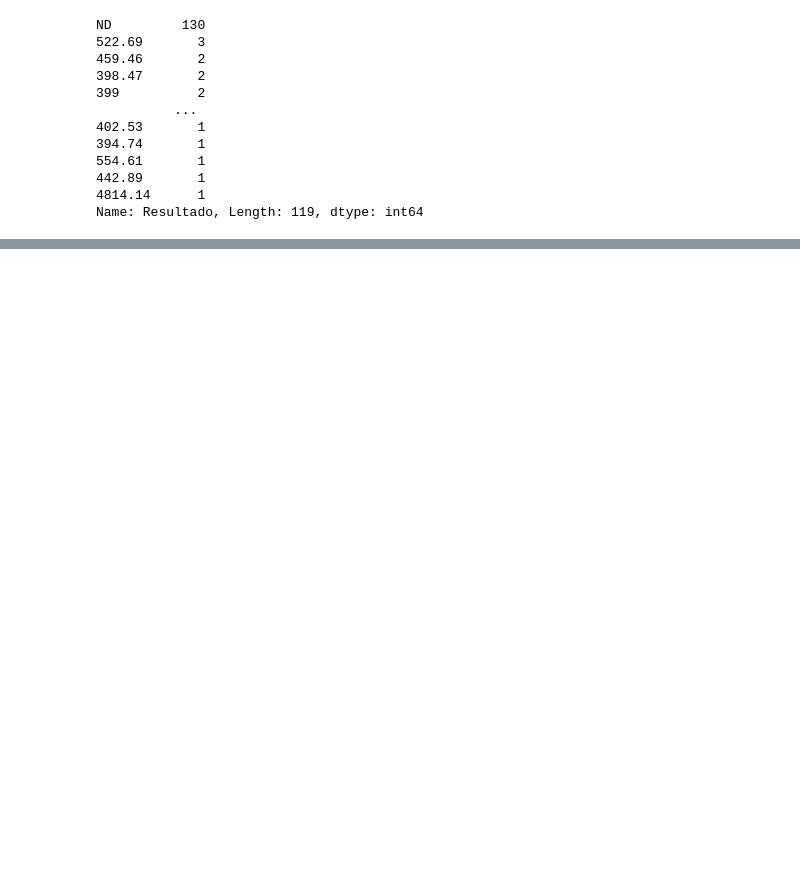
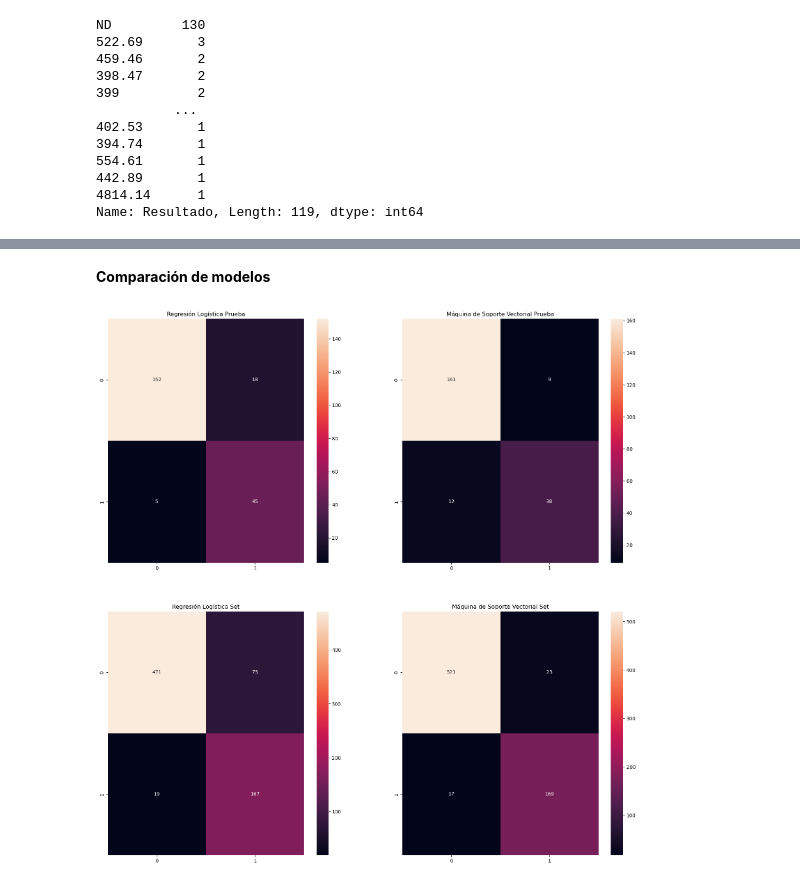
Before and after one commit to VictorVisnuk/MareaRoja, a Jupyter notebook: notebooks/Lectura, integración y limpieza de los datos.ipynb, the cells around one changed output, grey strips where cells are left out. Saved outputs shown, nothing was run; the diff lists cells and outputs as text; code cells hidden in the pictures; blank space fills up the shorter version.

```diff
--- a/notebooks/Lectura, integración y limpieza de los datos.ipynb
+++ b/notebooks/Lectura, integración y limpieza de los datos.ipynb
@@ -124,0 +454,4 @@ indicesColumnas = [1,2,]
+# %%
+%matplotlib inline
+matriz_RL_test = confusion_matrix(y_test, predicciones_RL_test)
+print(matriz_RL_test)
@@ -124,0 +465,3 @@ indicesColumnas = [1,2,]
+# %%
+modelo = SVC(C = 10, kernel = 'rbf', gamma="scale",random_state=123)
+modelo.fit(X_train_smote, y_train_smote.ravel())
@@ -124,0 +494,7 @@ indicesColumnas = [1,2,]
+# %%
+predicciones_SVM_train = modelo.predict(X_train)
+predicciones_SVM_test = modelo.predict(X_test)
+predicciones_SVM_set = modelo.predict(X)
+print(f"La precision de entrenamiento es: {round(accuracy_score(y_train, predicciones_SVM_train),3)}")
+print(f"La precision de prueba es: {round(accuracy_score(y_test, predicciones_SVM_test),3)}")
+print(f"La precision del set de datos es: {round(accuracy_score(y, predicciones_SVM_set),3)}")
@@ -124,0 +505,3 @@ indicesColumnas = [1,2,]
+# %%
+matriz_SVM_test = confusion_matrix(y_test, predicciones_SVM_test)
+print(matriz_SVM_test)
@@ -124,0 +522,18 @@ indicesColumnas = [1,2,]
+# %% [markdown]
+**Comparación de modelos**
+# %%
+figura,((ax1,ax2),(ax3,ax4)) = plt.subplots(2,2, figsize=(20,20))
+matriz_RL_set= confusion_matrix(y, predicciones_RL_set)
+matriz_SVM_set= confusion_matrix(y, predicciones_SVM_set)
+
+sns.heatmap(matriz_RL_test, annot=True,fmt='0', ax= ax1)
+ax1.title.set_text('Regresión Logística Prueba')
+sns.heatmap(matriz_SVM_test, annot=True,fmt='0', ax= ax2)
+ax2.title.set_text('Máquina de Soporte Vectorial Prueba')
+sns.heatmap(matriz_RL_set, annot=True,fmt='0', ax= ax3)
+ax3.title.set_text('Regresión Logística Set')
+sns.heatmap(matriz_SVM_set, annot=True,fmt='0', ax= ax4)
+ax4.title.set_text('Máquina de Soporte Vectorial Set')
+plt.show()
+# %% [output]
+[figure, added]
```
Also changed, not shown: parts of 77 cells of this notebook, 4 other files.
